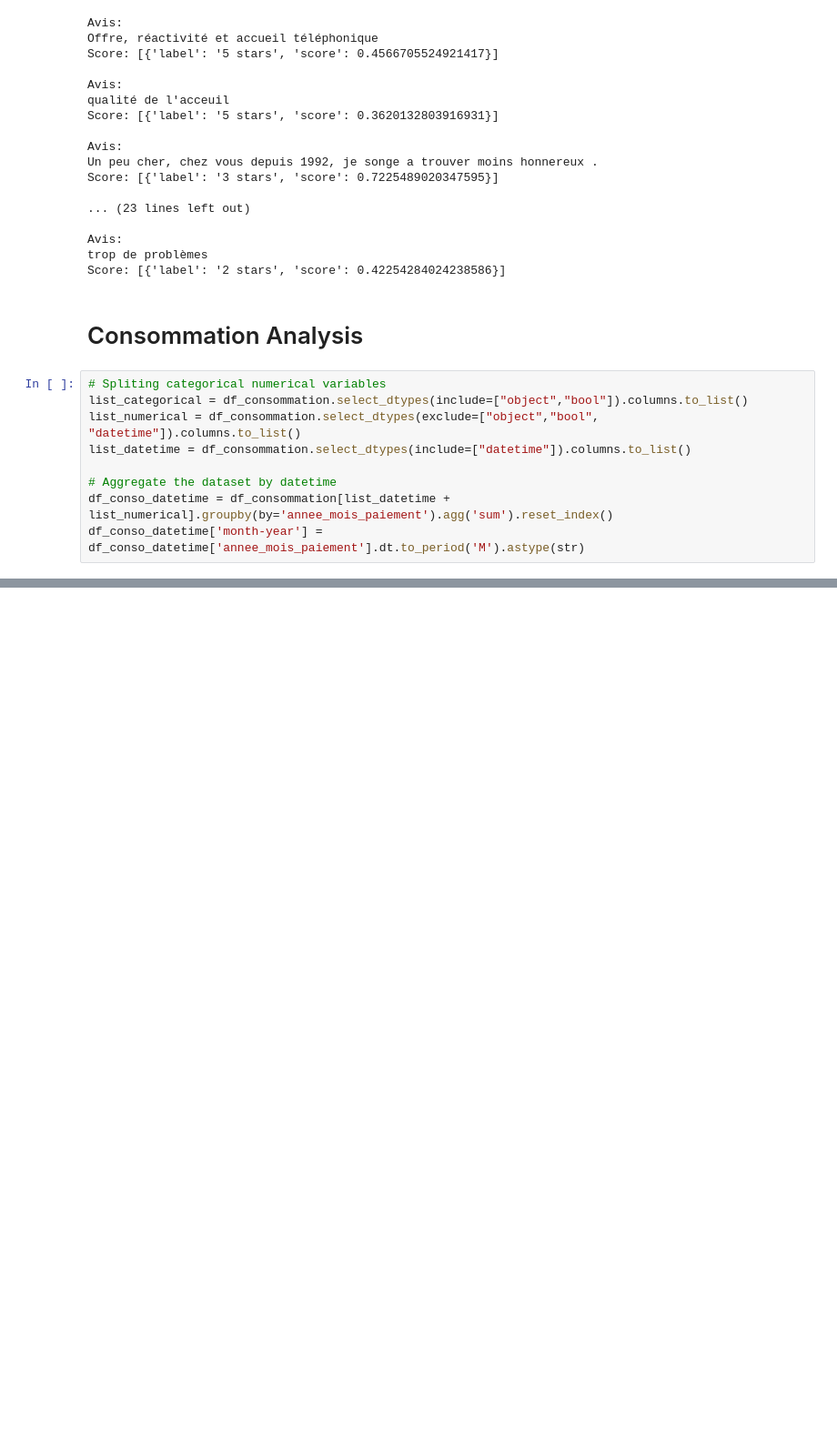
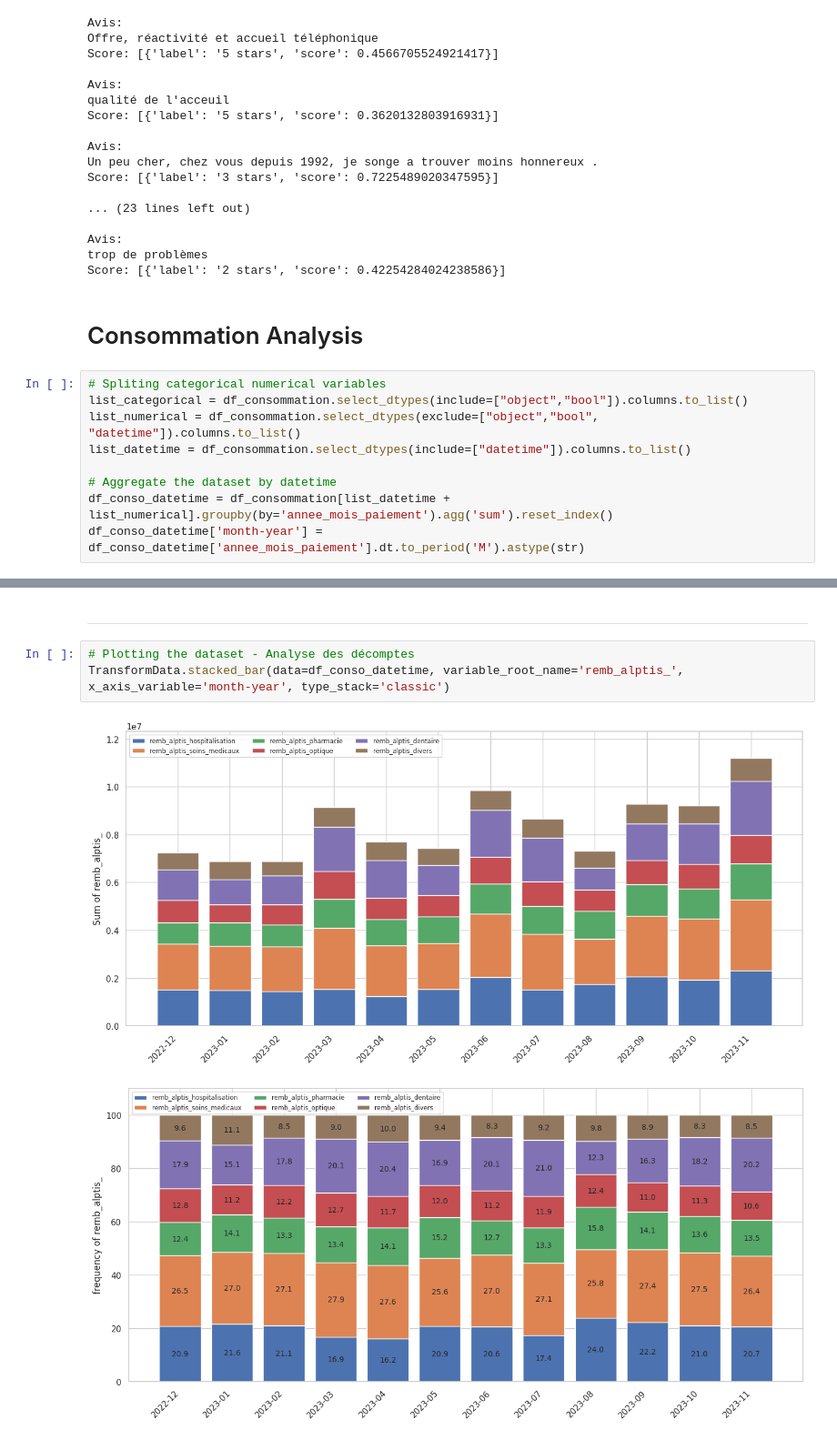
Before and after one commit to kellybourbon2/Alptis-churn-prediction, a Jupyter notebook: Overview_Alptis.ipynb, the cells around one changed output, grey strips where cells are left out. Shown at 91% size. Saved outputs shown, nothing was run; the diff lists cells and outputs as text; blank space fills up the shorter version.

```diff
--- a/Overview_Alptis.ipynb
+++ b/Overview_Alptis.ipynb
@@ -448,0 +463,8 @@ NameError: name 'TransformData' is not defined
+# %% [markdown]
+___
+# %%
+# Plotting the dataset - Analyse des décomptes
+TransformData.stacked_bar(data=df_conso_datetime, variable_root_name='remb_alptis_', x_axis_variable='month-year', type_stack='classic')
+# %% [output]
+[figure, added]
+[figure, added]
```
Also changed, not shown: parts of 15 cells of this notebook.
